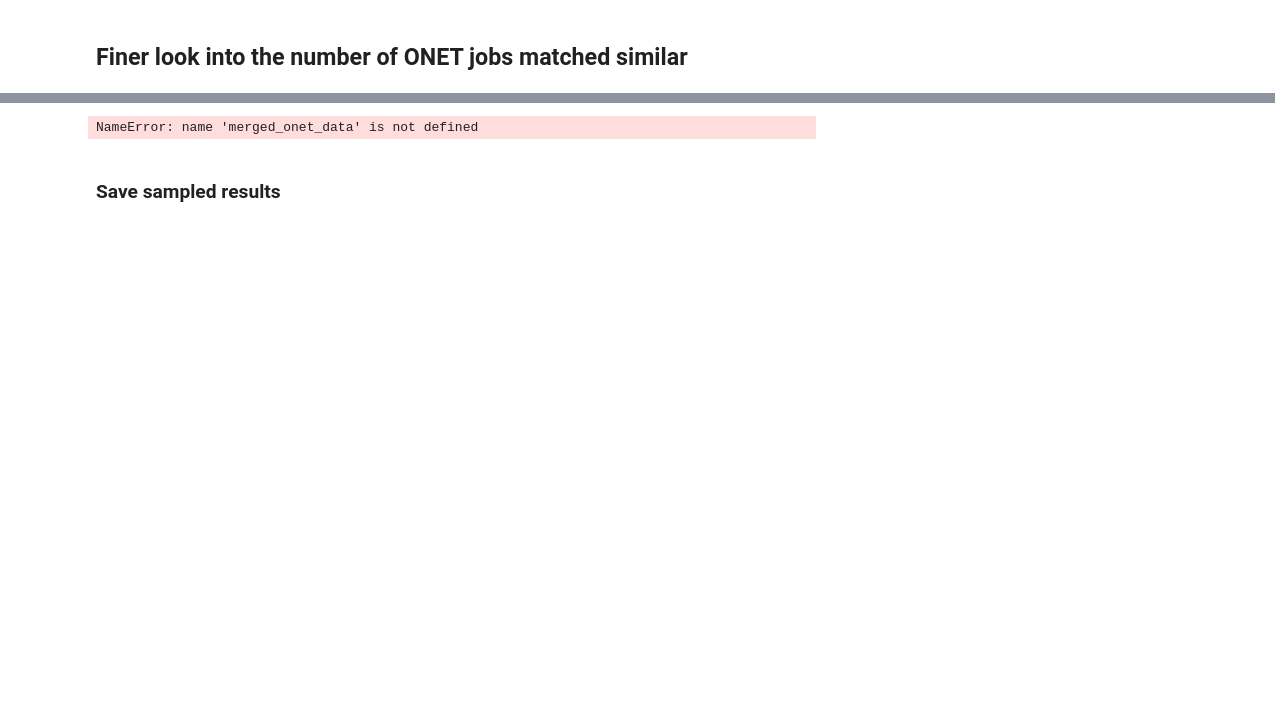
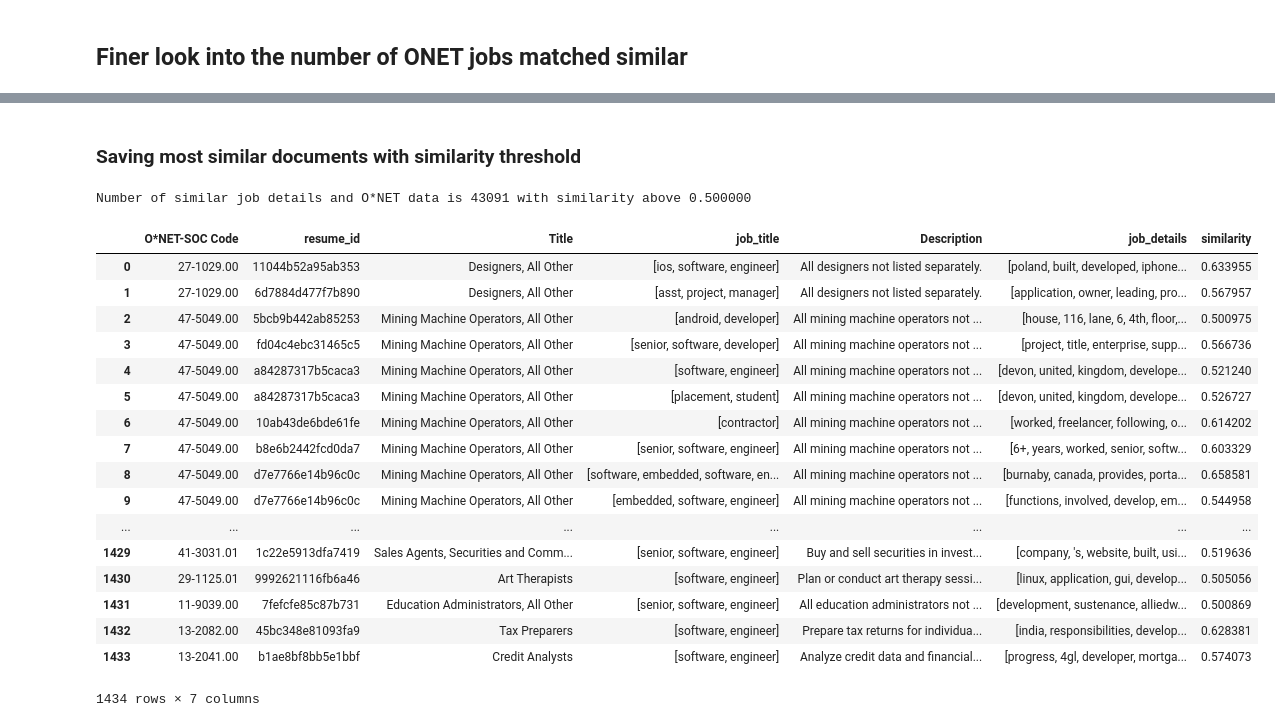
Before and after one commit to btruhand/job-advisor, a Jupyter notebook: Evaluating_doc2vec.ipynb, the cells around one changed output, grey strips where cells are left out. Drawn from its saved outputs; the diff is of its cells as text; code cells hidden in the pictures; blank space fills up the shorter version.

```diff
--- a/Evaluating_doc2vec.ipynb
+++ b/Evaluating_doc2vec.ipynb
@@ -448,8 +373,8 @@ The fifth highest for the fifth hist diagram is at the 34-th index
 # %%
 def merge_onet_data_with_corpus_mapping(onet_data_path, onet_key, reader_func=pd.read_csv, **kwargs):
     onet_data = reader_func(onet_data_path, **kwargs)
-    onet_data = onet_data.merge(corpus_id_mapping, how='inner', left_on=onet_key, right_on='source_id')
+    onet_data = onet_data.merge(corpus_id_mapping[:num_occupation_data], how='inner', left_on=onet_key, right_on='source_id')
     return onet_data
 # %%
-#onet_data = merge_onet_data_with_corpus_mapping('onet/onet_occupation_data.csv', 'O*NET-SOC Code')
-merged_onet_data = merge_onet_data_with_corpus_mapping('onet/tokenized_onet_occupation_task_statements.json', 'onet_job_id', reader_func=pd.read_json, orient='records', lines=True)
+merged_onet_data = merge_onet_data_with_corpus_mapping('onet/onet_occupation_data.csv', 'O*NET-SOC Code', reader_func=pd.read_csv)
+#merged_onet_data = merge_onet_data_with_corpus_mapping('onet/tokenized_onet_occupation_task_statements.json', 'onet_job_id', reader_func=pd.read_json, orient='records', lines=True)
@@ -480,8 +382,7 @@ merged_onet_data
 def merge_job_details_with_corpus_mapping(job_details, job_key):
     # merging corpus ID mapping with job_details
     job_details = job_details.rename({job_key:'job_id'}, axis='columns')
-    job_details = job_details.astype({'job_id': str})
-    job_details = job_details.merge(corpus_id_mapping, how='inner', left_on='job_id', right_on = 'source_id')
+    job_details = job_details.merge(job_corpus_id_mapping, how='inner', left_on='job_id', right_on = 'source_id')
     return job_details
 # %%
 merged_job_details = merge_job_details_with_corpus_mapping(job_details, 'id')
@@ -536,14 +418,12 @@ def get_similar_documents_of_interest(docs_interested, desired_keys):
     return similar_document_checks
 # %%
 # this is for data from ER stage
-# similar_documents_of_interest = get_similar_documents_of_interest(doc_range_of_interest, ['job_title', 'job_details', 'Title', 'Description'])
+desired_keys = ['Title', 'Description', 'job_title', 'job_details', 'similarity']
 
 # this is for data as task statements
-similar_documents_of_interest = get_similar_documents_of_interest(doc_range_of_interest, ['onet_job_id', 'job_title', 'tokenized_details', 'onet_job_title', 'task'])
+# desired_keys = ['onet_job_title', 'task', 'job_title', 'tokenized_details', 'similarity']
+
+similar_documents_of_interest = get_similar_documents_of_interest(doc_range_of_interest, desired_keys)
-# %% [output]
-NameError: name 'merged_onet_data' is not defined
-# %% [markdown]
-### Save sampled results
 # %%
 import os
 
@@ -555,3 +435,42 @@ filename_fmt = 'task_statements_doc2vec_docs_results_%s.json'
 
 for interest_name, similar_documents in similar_documents_of_interest.items():
     similar_documents.to_json(os.path.join('findings', filename_fmt % interest_name), orient='records', lines=True)
+# %% [markdown]
+### Saving most similar documents with similarity threshold
+# %%
+threshold = 0.5
+top_most_similar = most_similar[0]
+filtered_top_most_similar = top_most_similar[top_most_similar.similarity > threshold].reset_index()
+print("Number of similar job details and O*NET data is %d with similarity above %f" % (len(filtered_top_most_similar), threshold))
+# %% [output]
+Number of similar job details and O*NET data is 43091 with similarity above 0.500000
+# %%
+merged_filtered_top_most_similar = filtered_top_most_similar.merge(merged_onet_data, how='inner', left_on='similar_doc_id', right_on='id')
+merged_filtered_top_most_similar = merged_filtered_top_most_similar.merge(merged_job_details, how='inner', left_on='doc_id', right_on='job_id')
+
+# for ER
+columns = ['O*NET-SOC Code', 'resume_id', 'Title', 'job_title', 'Description', 'job_details', 'similarity']
+
+# for task statements
+#columns = ['onet_job_id', 'resume_id', 'onet_job_title', 'job_title', 'task', 'tokenized_details', 'similarity']
+merged_filtered_top_most_similar = merged_filtered_top_most_similar[columns]
+merged_filtered_top_most_similar
+# %% [output]
+|  | O*NET-SOC Code | resume_id | Title | job_title | Description | job_details | similarity |
+| 0 | 27-1029.00 | 11044b52a95ab353 | Designers, All Other | [ios, software, engineer] | All designers not listed separately. | [poland, built, developed, iphone... | 0.633955 |
+| 1 | 27-1029.00 | 6d7884d477f7b890 | Designers, All Other | [asst, project, manager] | All designers not listed separately. | [application, owner, leading, pro... | 0.567957 |
+| 2 | 47-5049.00 | 5bcb9b442ab85253 | Mining Machine Operators, All Other | [android, developer] | All mining machine operators not ... | [house, 116, lane, 6, 4th, floor,... | 0.500975 |
+| 3 | 47-5049.00 | fd04c4ebc31465c5 | Mining Machine Operators, All Other | [senior, software, developer] | All mining machine operators not ... | [project, title, enterprise, supp... | 0.566736 |
+| 4 | 47-5049.00 | a84287317b5caca3 | Mining Machine Operators, All Other | [software, engineer] | All mining machine operators not ... | [devon, united, kingdom, develope... | 0.521240 |
+| 5 | 47-5049.00 | a84287317b5caca3 | Mining Machine Operators, All Other | [placement, student] | All mining machine operators not ... | [devon, united, kingdom, develope... | 0.526727 |
+| 6 | 47-5049.00 | 10ab43de6bde61fe | Mining Machine Operators, All Other | [contractor] | All mining machine operators not ... | [worked, freelancer, following, o... | 0.614202 |
+| 7 | 47-5049.00 | b8e6b2442fcd0da7 | Mining Machine Operators, All Other | [senior, software, engineer] | All mining machine operators not ... | [6+, years, worked, senior, softw... | 0.603329 |
+| 8 | 47-5049.00 | d7e7766e14b96c0c | Mining Machine Operators, All Other | [software, embedded, software, en... | All mining machine operators not ... | [burnaby, canada, provides, porta... | 0.658581 |
+| 9 | 47-5049.00 | d7e7766e14b96c0c | Mining Machine Operators, All Other | [embedded, software, engineer] | All mining machine operators not ... | [functions, involved, develop, em... | 0.544958 |
+| ... | ... | ... | ... | ... | ... | ... | ... |
+| 1429 | 41-3031.01 | 1c22e5913dfa7419 | Sales Agents, Securities and Comm... | [senior, software, engineer] | Buy and sell securities in invest... | [company, 's, website, built, usi... | 0.519636 |
+| 1430 | 29-1125.01 | 9992621116fb6a46 | Art Therapists | [software, engineer] | Plan or conduct art therapy sessi... | [linux, application, gui, develop... | 0.505056 |
+| 1431 | 11-9039.00 | 7fefcfe85c87b731 | Education Administrators, All Other | [senior, software, engineer] | All education administrators not ... | [development, sustenance, alliedw... | 0.500869 |
+| 1432 | 13-2082.00 | 45bc348e81093fa9 | Tax Preparers | [software, engineer] | Prepare tax returns for individua... | [india, responsibilities, develop... | 0.628381 |
+| 1433 | 13-2041.00 | b1ae8bf8bb5e1bbf | Credit Analysts | [software, engineer] | Analyze credit data and financial... | [progress, 4gl, developer, mortga... | 0.574073 |
+1434 rows × 7 columns
```
Also changed, not shown: parts of 41 cells of this notebook, 2 other files.
